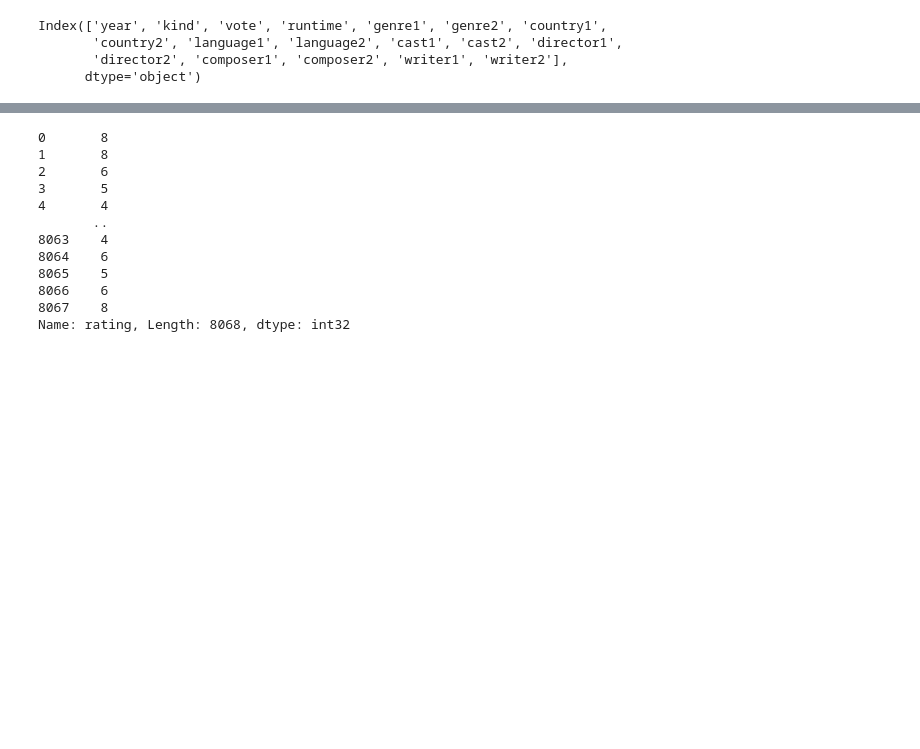
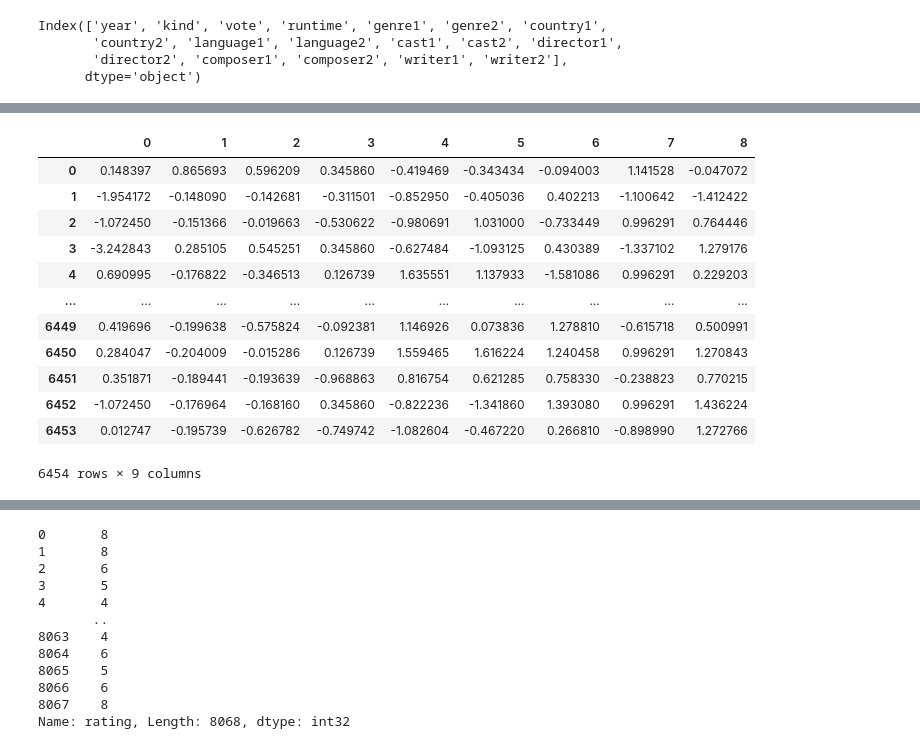
Before and after one commit to MichelBrunGit/Ironhack-DAFT-Project7-ML-Netflix, a Jupyter notebook: ML-All_Models-Features.ipynb, the cells around one changed output, grey strips where cells are left out. Drawn from its saved outputs; the diff is of its cells as text; code cells hidden in the pictures; blank space fills up the shorter version.

```diff
--- a/ML-All_Models-Features.ipynb
+++ b/ML-All_Models-Features.ipynb
@@ -236,0 +239,17 @@ x_test = rs.transform(x_test)
+# %%
+check=pd.DataFrame(x_train)
+check
+# %% [output]
+|  | 0 | 1 | 2 | 3 | 4 | 5 | 6 | 7 | 8 |
+| 0 | 0.148397 | 0.865693 | 0.596209 | 0.345860 | -0.419469 | -0.343434 | -0.094003 | 1.141528 | -0.047072 |
+| 1 | -1.954172 | -0.148090 | -0.142681 | -0.311501 | -0.852950 | -0.405036 | 0.402213 | -1.100642 | -1.412422 |
+| 2 | -1.072450 | -0.151366 | -0.019663 | -0.530622 | -0.980691 | 1.031000 | -0.733449 | 0.996291 | 0.764446 |
+| 3 | -3.242843 | 0.285105 | 0.545251 | 0.345860 | -0.627484 | -1.093125 | 0.430389 | -1.337102 | 1.279176 |
+| 4 | 0.690995 | -0.176822 | -0.346513 | 0.126739 | 1.635551 | 1.137933 | -1.581086 | 0.996291 | 0.229203 |
+| ... | ... | ... | ... | ... | ... | ... | ... | ... | ... |
+| 6449 | 0.419696 | -0.199638 | -0.575824 | -0.092381 | 1.146926 | 0.073836 | 1.278810 | -0.615718 | 0.500991 |
+| 6450 | 0.284047 | -0.204009 | -0.015286 | 0.126739 | 1.559465 | 1.616224 | 1.240458 | 0.996291 | 1.270843 |
+| 6451 | 0.351871 | -0.189441 | -0.193639 | -0.968863 | 0.816754 | 0.621285 | 0.758330 | -0.238823 | 0.770215 |
+| 6452 | -1.072450 | -0.176964 | -0.168160 | 0.345860 | -0.822236 | -1.341860 | 1.393080 | 0.996291 | 1.436224 |
+| 6453 | 0.012747 | -0.195739 | -0.626782 | -0.749742 | -1.082604 | -0.467220 | 0.266810 | -0.898990 | 1.272766 |
+6454 rows × 9 columns
```
Also changed, not shown: parts of 19 cells of this notebook, 1 other file.
